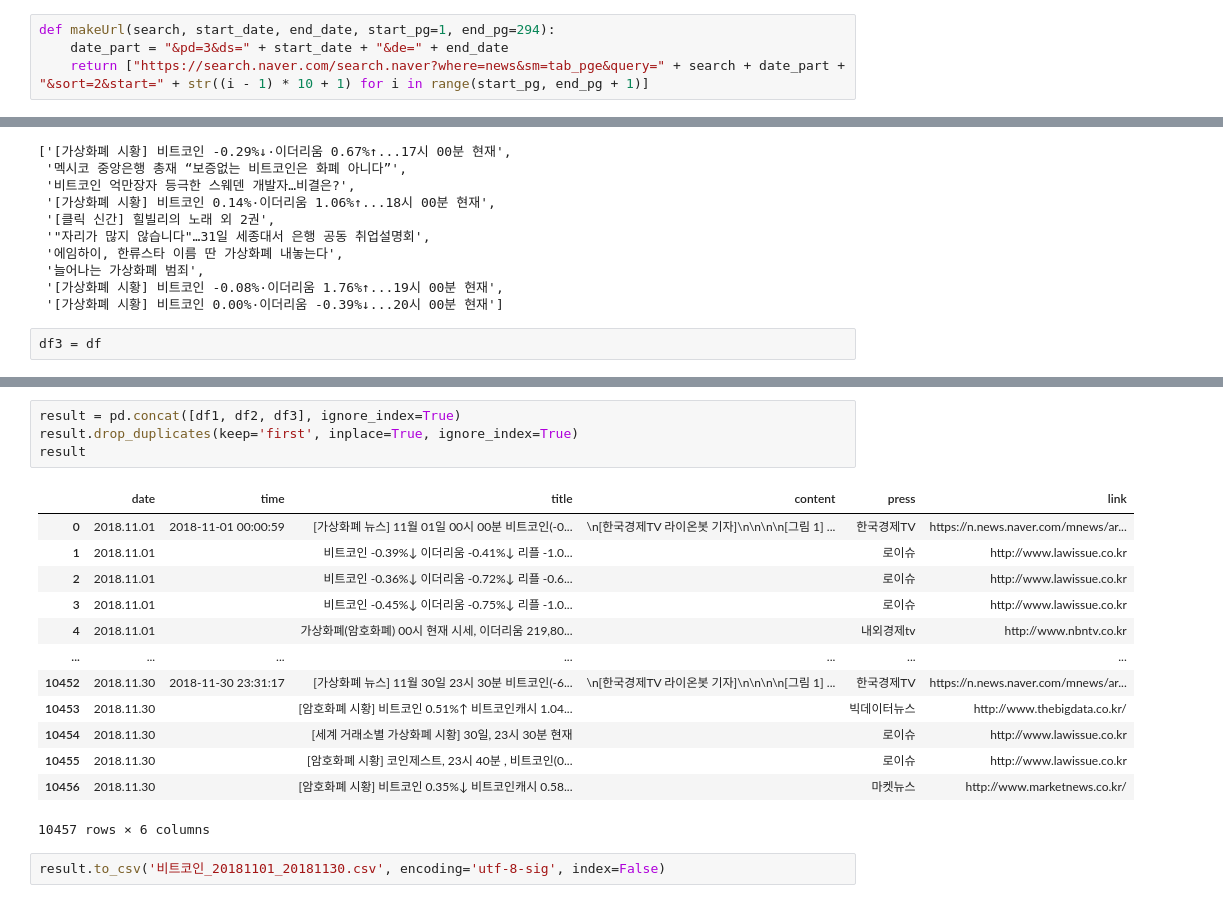
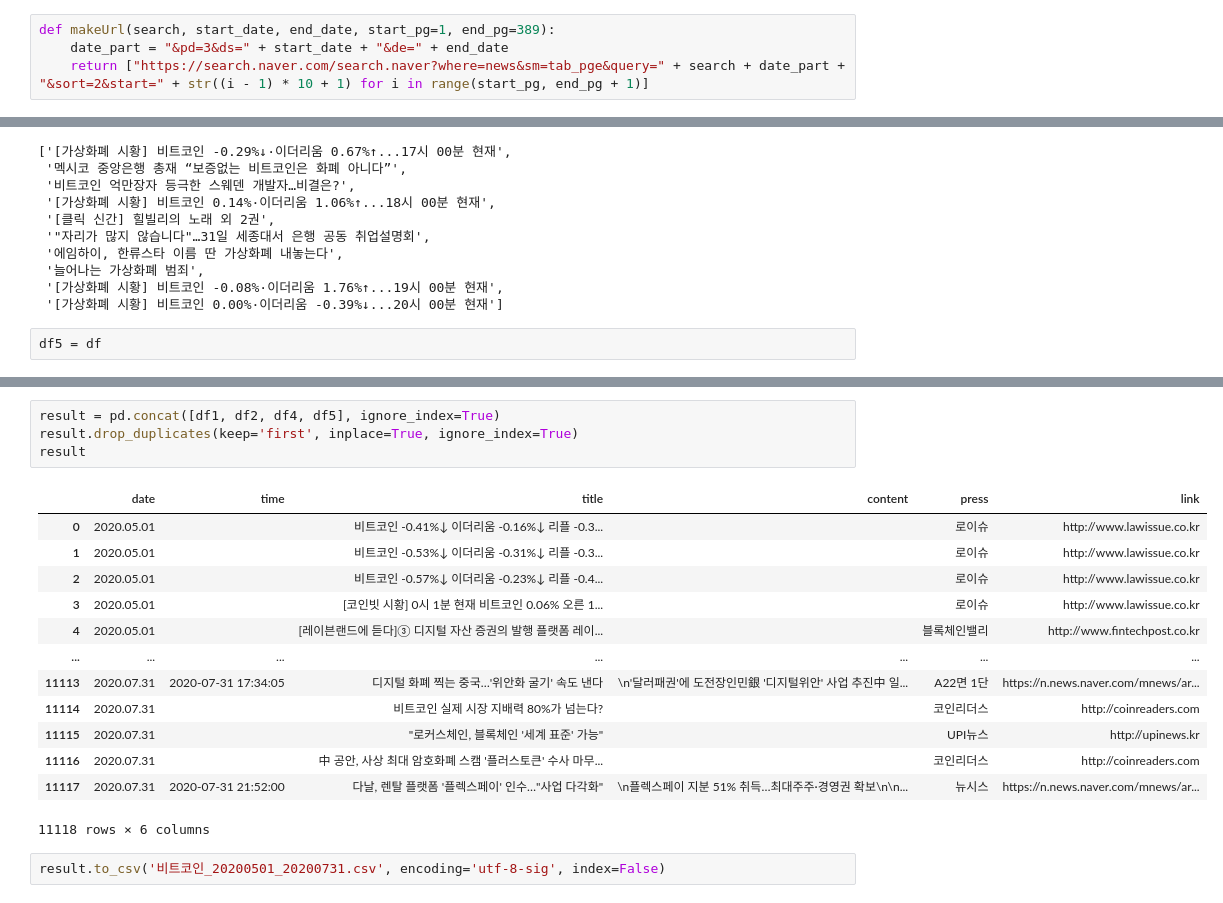
Before and after one commit to boyu571/LLM_based_investment_research, a Jupyter notebook: v5_naver_news_crawling.ipynb, the cells around one changed output, grey strips where cells are left out. Cells and saved outputs as stored; diff of their text form.

```diff
--- a/v5_naver_news_crawling.ipynb
+++ b/v5_naver_news_crawling.ipynb
@@ -9,7 +9,7 @@ import random
 
 headers = {"User-Agent": "Mozilla/5.0 (Windows NT 10.0; Win64; x64) Chrome/98.0.4758.102"}
 # %%
-def makeUrl(search, start_date, end_date, start_pg=1, end_pg=294):
+def makeUrl(search, start_date, end_date, start_pg=1, end_pg=389):
     date_part = "&pd=3&ds=" + start_date + "&de=" + end_date
     return ["https://search.naver.com/search.naver?where=news&sm=tab_pge&query=" + search + date_part + "&sort=2&start=" + str((i - 1) * 10 + 1) for i in range(start_pg, end_pg + 1)]
 # %%
@@ -202,4 +253,4 @@ article_titles[3990:4000]
  '[가상화폐 시황] 비트코인 -0.08%·이더리움 1.76%↑...19시 00분 현재',
  '[가상화폐 시황] 비트코인 0.00%·이더리움 -0.39%↓...20시 00분 현재']
 # %%
-df3 = df
+df5 = df
@@ -229,20 +296,20 @@ print(len(df1)+len(df2)+len(df3))
 # %%
-result = pd.concat([df1, df2, df3], ignore_index=True)
+result = pd.concat([df1, df2, df4, df5], ignore_index=True)
 result.drop_duplicates(keep='first', inplace=True, ignore_index=True)
 result
 # %% [output]
 |  | date | time | title | content | press | link |
-| 0 | 2018.11.01 | 2018-11-01 00:00:59 | [가상화폐 뉴스] 11월 01일 00시 00분 비트코인(-0... | \n[한국경제TV 라이온봇 기자]\n\n\n\n[그림 1] ... | 한국경제TV | https://n.news.naver.com/mnews/ar... |
-| 1 | 2018.11.01 |  | 비트코인 -0.39%↓ 이더리움 -0.41%↓ 리플 -1.0... |  | 로이슈 | http://www.lawissue.co.kr |
-| 2 | 2018.11.01 |  | 비트코인 -0.36%↓ 이더리움 -0.72%↓ 리플 -0.6... |  | 로이슈 | http://www.lawissue.co.kr |
-| 3 | 2018.11.01 |  | 비트코인 -0.45%↓ 이더리움 -0.75%↓ 리플 -1.0... |  | 로이슈 | http://www.lawissue.co.kr |
-| 4 | 2018.11.01 |  | 가상화폐(암호화폐) 00시 현재 시세, 이더리움 219,80... |  | 내외경제tv | http://www.nbntv.co.kr |
+| 0 | 2020.05.01 |  | 비트코인 -0.41%↓ 이더리움 -0.16%↓ 리플 -0.3... |  | 로이슈 | http://www.lawissue.co.kr |
+| 1 | 2020.05.01 |  | 비트코인 -0.53%↓ 이더리움 -0.31%↓ 리플 -0.3... |  | 로이슈 | http://www.lawissue.co.kr |
+| 2 | 2020.05.01 |  | 비트코인 -0.57%↓ 이더리움 -0.23%↓ 리플 -0.4... |  | 로이슈 | http://www.lawissue.co.kr |
+| 3 | 2020.05.01 |  | [코인빗 시황] 0시 1분 현재 비트코인 0.06% 오른 1... |  | 로이슈 | http://www.lawissue.co.kr |
+| 4 | 2020.05.01 |  | [레이븐랜드에 듣다]③ 디지털 자산 증권의 발행 플랫폼 레이... |  | 블록체인밸리 | http://www.fintechpost.co.kr |
 | ... | ... | ... | ... | ... | ... | ... |
-| 10452 | 2018.11.30 | 2018-11-30 23:31:17 | [가상화폐 뉴스] 11월 30일 23시 30분 비트코인(-6... | \n[한국경제TV 라이온봇 기자]\n\n\n\n[그림 1] ... | 한국경제TV | https://n.news.naver.com/mnews/ar... |
-| 10453 | 2018.11.30 |  | [암호화폐 시황] 비트코인 0.51%↑ 비트코인캐시 1.04... |  | 빅데이터뉴스 | http://www.thebigdata.co.kr/ |
-| 10454 | 2018.11.30 |  | [세계 거래소별 가상화폐 시황] 30일, 23시 30분 현재 |  | 로이슈 | http://www.lawissue.co.kr |
-| 10455 | 2018.11.30 |  | [암호화폐 시황] 코인제스트, 23시 40분 , 비트코인(0... |  | 로이슈 | http://www.lawissue.co.kr |
-| 10456 | 2018.11.30 |  | [암호화폐 시황] 비트코인 0.35%↓ 비트코인캐시 0.58... |  | 마켓뉴스 | http://www.marketnews.co.kr/ |
+| 11113 | 2020.07.31 | 2020-07-31 17:34:05 | 디지털 화폐 찍는 중국…'위안화 굴기' 속도 낸다 | \n'달러패권'에 도전장인민銀 '디지털위안' 사업 추진中 일... | A22면 1단 | https://n.news.naver.com/mnews/ar... |
+| 11114 | 2020.07.31 |  | 비트코인 실제 시장 지배력 80%가 넘는다? |  | 코인리더스 | http://coinreaders.com |
+| 11115 | 2020.07.31 |  | "로커스체인, 블록체인 '세계 표준' 가능" |  | UPI뉴스 | http://upinews.kr |
+| 11116 | 2020.07.31 |  | 中 공안, 사상 최대 암호화폐 스캠 '플러스토큰' 수사 마무... |  | 코인리더스 | http://coinreaders.com |
+| 11117 | 2020.07.31 | 2020-07-31 21:52:00 | 다날, 렌탈 플랫폼 '플렉스페이' 인수…"사업 다각화" | \n플렉스페이 지분 51% 취득…최대주주·경영권 확보\n\n... | 뉴시스 | https://n.news.naver.com/mnews/ar... |
-10457 rows × 6 columns
+11118 rows × 6 columns
 # %%
-result.to_csv('비트코인_20181101_20181130.csv', encoding='utf-8-sig', index=False)
+result.to_csv('비트코인_20200501_20200731.csv', encoding='utf-8-sig', index=False)
```
Also changed, not shown: parts of 8 cells of this notebook, 16 other files.
